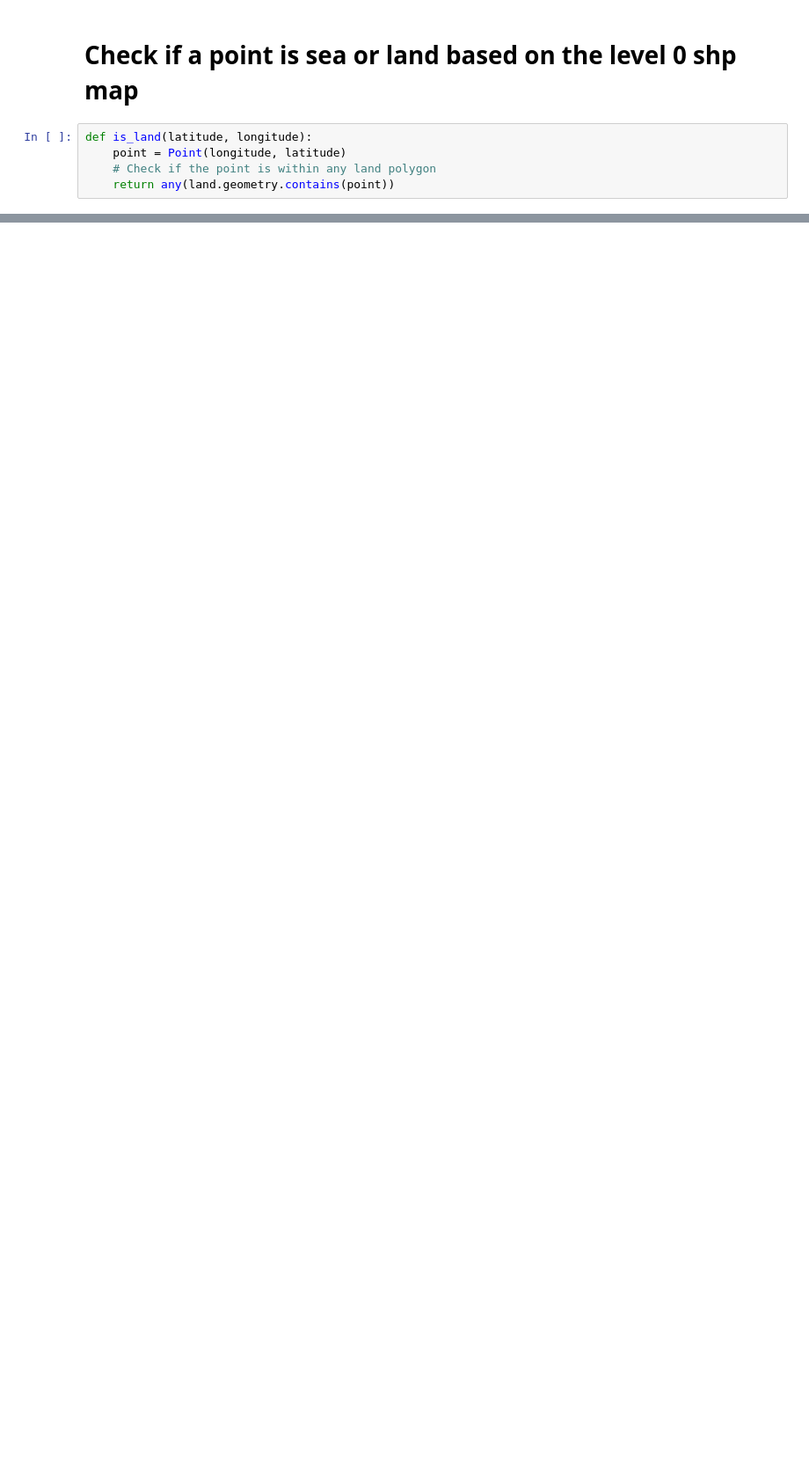
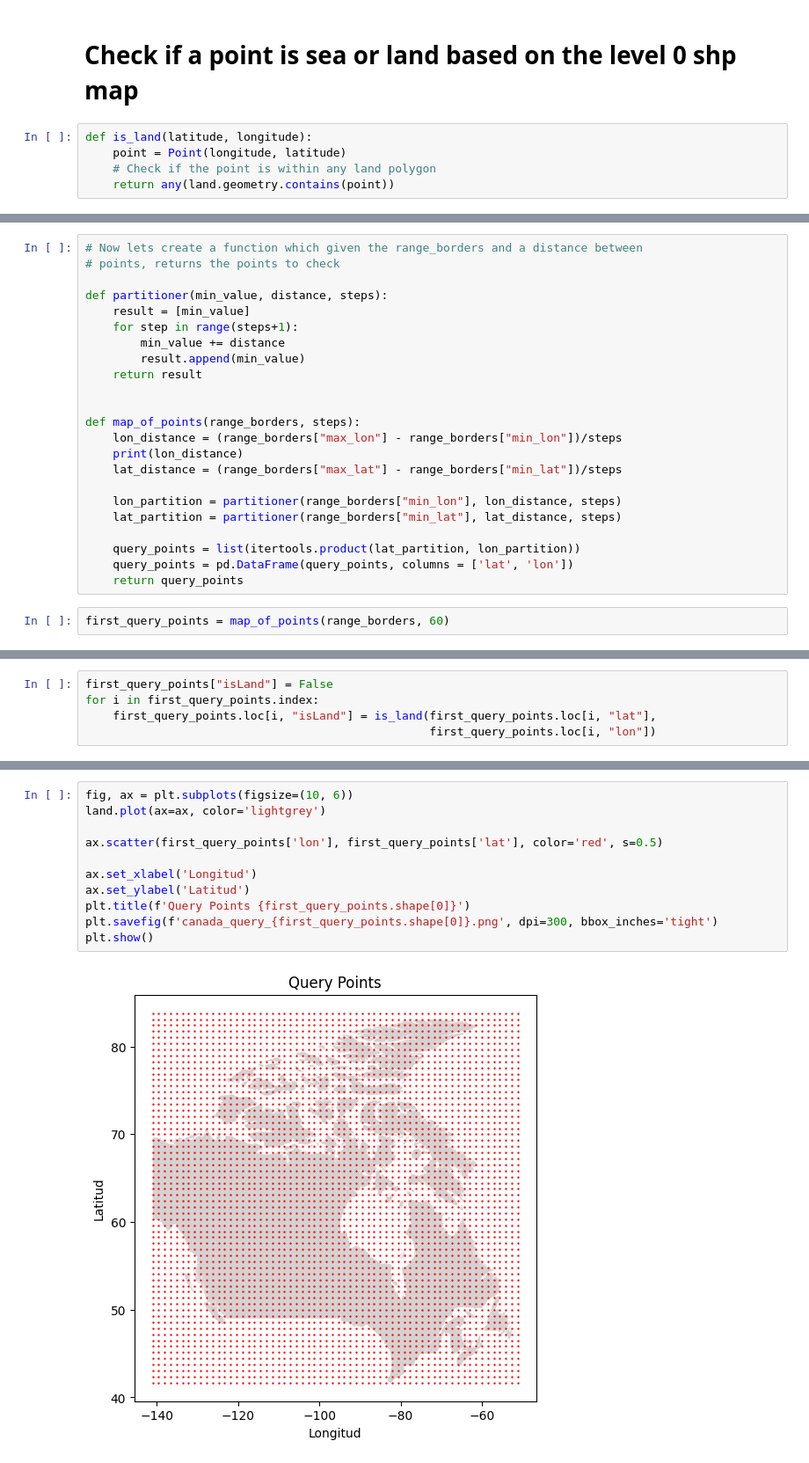
Before and after one commit to nicodigos/canada-borders, a Jupyter notebook: explore_borders_csv.ipynb, the cells around one changed output, grey strips where cells are left out. Shown: that part at 88% size. Cells and saved outputs as stored; diff of their text form; blank space fills up the shorter version.

```diff
--- a/explore_borders_csv.ipynb
+++ b/explore_borders_csv.ipynb
@@ -54,0 +76,25 @@ else:
+# %%
+# Now lets create a function which given the range_borders and a distance between
+# points, returns the points to check
+
+def partitioner(min_value, distance, steps):
+    result = [min_value]
+    for step in range(steps+1):
+        min_value += distance
+        result.append(min_value)
+    return result
+
+
+def map_of_points(range_borders, steps):
+    lon_distance = (range_borders["max_lon"] - range_borders["min_lon"])/steps
+    print(lon_distance)
+    lat_distance = (range_borders["max_lat"] - range_borders["min_lat"])/steps
+
+    lon_partition = partitioner(range_borders["min_lon"], lon_distance, steps)
+    lat_partition = partitioner(range_borders["min_lat"], lat_distance, steps)
+
+    query_points = list(itertools.product(lat_partition, lon_partition))
+    query_points = pd.DataFrame(query_points, columns = ['lat', 'lon'])
+    return query_points
+# %%
+first_query_points = map_of_points(range_borders, 60)
@@ -54,0 +107,5 @@ else:
+# %%
+first_query_points["isLand"] = False
+for i in first_query_points.index:
+    first_query_points.loc[i, "isLand"] = is_land(first_query_points.loc[i, "lat"],
+                                                  first_query_points.loc[i, "lon"])
@@ -54,0 +121,13 @@ else:
+# %%
+fig, ax = plt.subplots(figsize=(10, 6))
+land.plot(ax=ax, color='lightgrey')
+
+ax.scatter(first_query_points['lon'], first_query_points['lat'], color='red', s=0.5)
+
+ax.set_xlabel('Longitud')
+ax.set_ylabel('Latitud')
+plt.title(f'Query Points {first_query_points.shape[0]}')
+plt.savefig(f'canada_query_{first_query_points.shape[0]}.png', dpi=300, bbox_inches='tight')
+plt.show()
+# %% [output]
+[figure, added]
```
Also changed, not shown: parts of 14 cells of this notebook, 10 other files.
